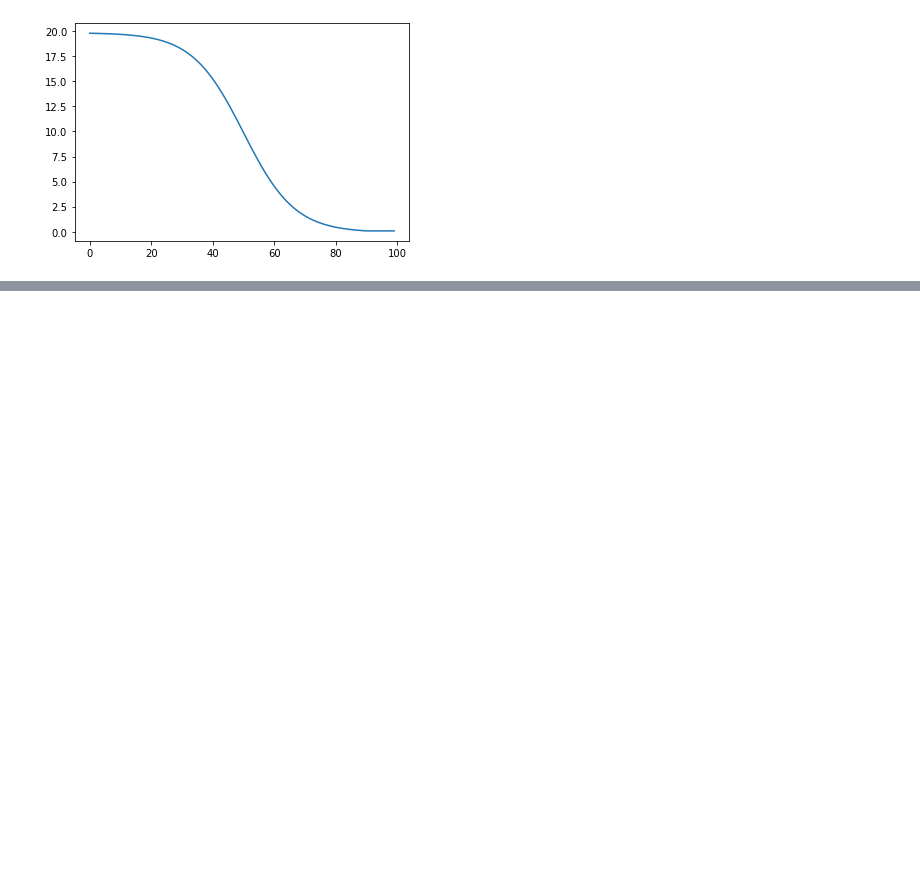
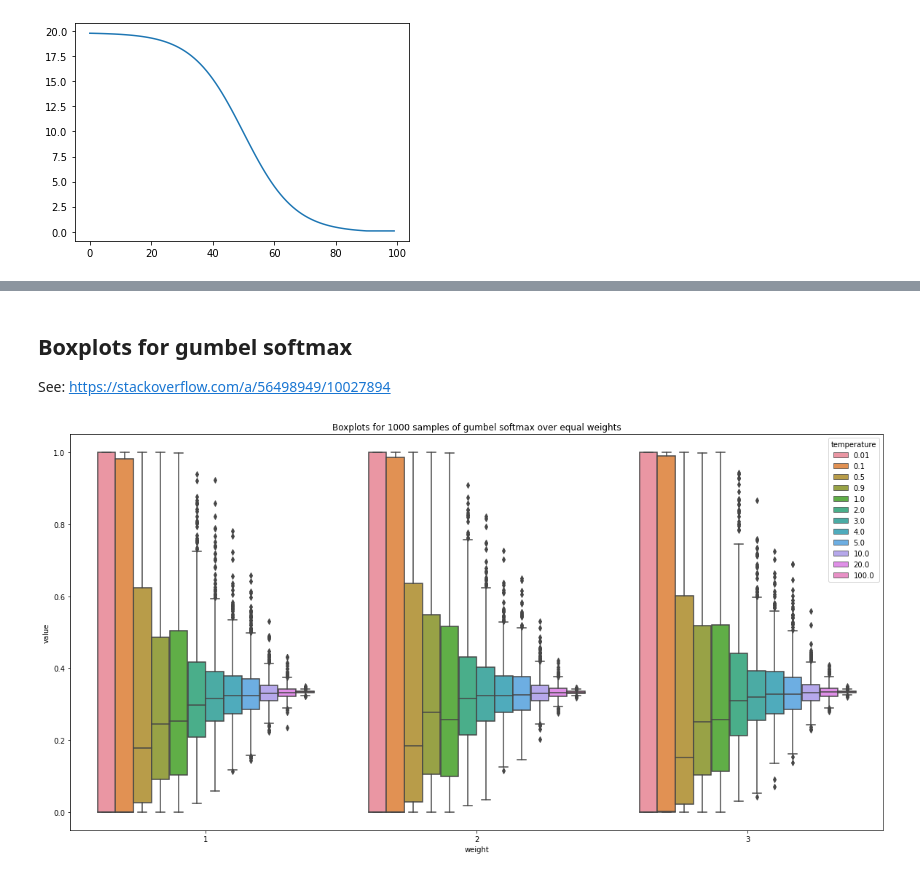
Before and after one commit to jaideepheer/MTech-IITJ-RCAI, a Jupyter notebook: notebooks/4. Plots.ipynb, the cells around one changed output, grey strips where cells are left out. Saved outputs shown, nothing was run; the diff lists cells and outputs as text; code cells hidden in the pictures; blank space fills up the shorter version.

```diff
--- a/notebooks/4. Plots.ipynb
+++ b/notebooks/4. Plots.ipynb
@@ -96,0 +106,30 @@ plt.legend([f'temp: {t}' for t in temp])
+# %% [markdown]
+## Boxplots for gumbel softmax
+
+See: https://stackoverflow.com/a/56498949/10027894
+# %%
+# show gumbel softmax plots
+
+n = 3
+q = 1000
+temp = [0.01, 0.1, 0.5, 0.9, 1, 2, 3, 4, 5, 10, 20, 100]
+
+data = []
+for t in temp:
+    d = F.gumbel_softmax(torch.ones((q, n)), tau=np.array(t))
+    t = torch.as_tensor(t).expand((q, 1))
+    d = torch.cat([t, d], dim=1)
+    data.append(d)
+
+data = torch.cat(data, dim=0)
+data = pd.DataFrame(data, columns=['temperature'] + list(range(1, n+1)))
+
+# plot data
+plot = data.melt(id_vars='temperature', value_name="value", var_name='weight')
+
+plt.figure(figsize=[20,10])
+plt.title(f"Boxplots for {q} samples of gumbel softmax over equal weights")
+p = sns.boxplot(x='weight', y='value', data=plot, hue='temperature')
+plt.show()
+# %% [output]
+[figure, added]
```
Also changed, not shown: parts of 8 cells of this notebook, 3 other files.
